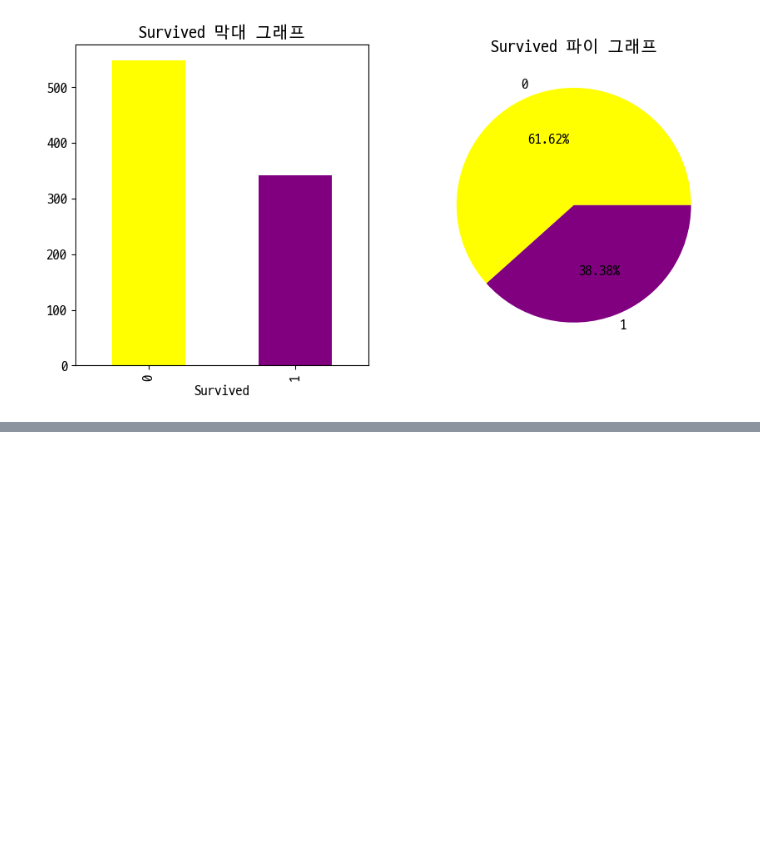
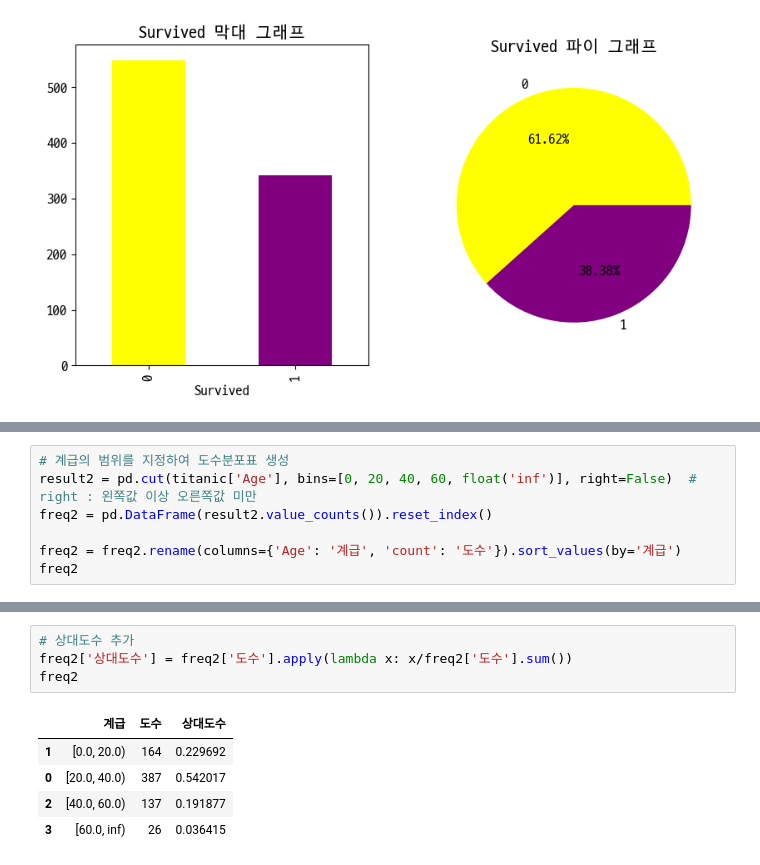
Before and after one commit to kkoldduck2/adp_practice, a Jupyter notebook: 2_EDA/1_EDA.ipynb, the cells around one changed output, grey strips where cells are left out. Drawn from its saved outputs; the diff is of its cells as text; blank space fills up the shorter version.

```diff
--- a/2_EDA/1_EDA.ipynb
+++ b/2_EDA/1_EDA.ipynb
@@ -264,0 +307,7 @@ plt.show()
+# %%
+# 계급의 범위를 지정하여 도수분포표 생성
+result2 = pd.cut(titanic['Age'], bins=[0, 20, 40, 60, float('inf')], right=False)  # right : 왼쪽값 이상 오른쪽값 미만
+freq2 = pd.DataFrame(result2.value_counts()).reset_index()
+
+freq2 = freq2.rename(columns={'Age': '계급', 'count': '도수'}).sort_values(by='계급')
+freq2
@@ -264,0 +320,10 @@ plt.show()
+# %%
+# 상대도수 추가
+freq2['상대도수'] = freq2['도수'].apply(lambda x: x/freq2['도수'].sum())
+freq2
+# %% [output]
+|  | 계급 | 도수 | 상대도수 |
+| 1 | [0.0, 20.0) | 164 | 0.229692 |
+| 0 | [20.0, 40.0) | 387 | 0.542017 |
+| 2 | [40.0, 60.0) | 137 | 0.191877 |
+| 3 | [60.0, inf) | 26 | 0.036415 |
```
Also changed, not shown: parts of 6 cells of this notebook.
